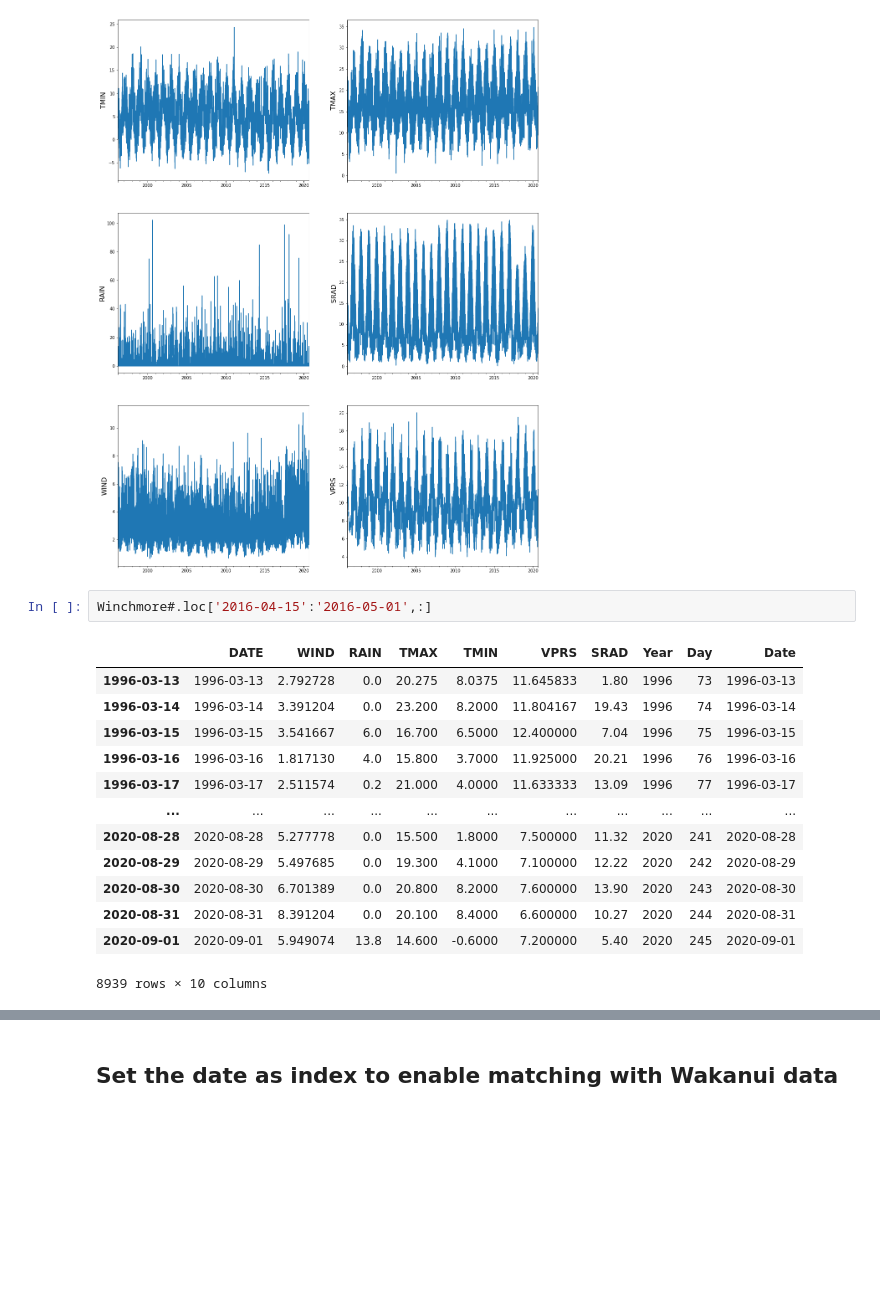
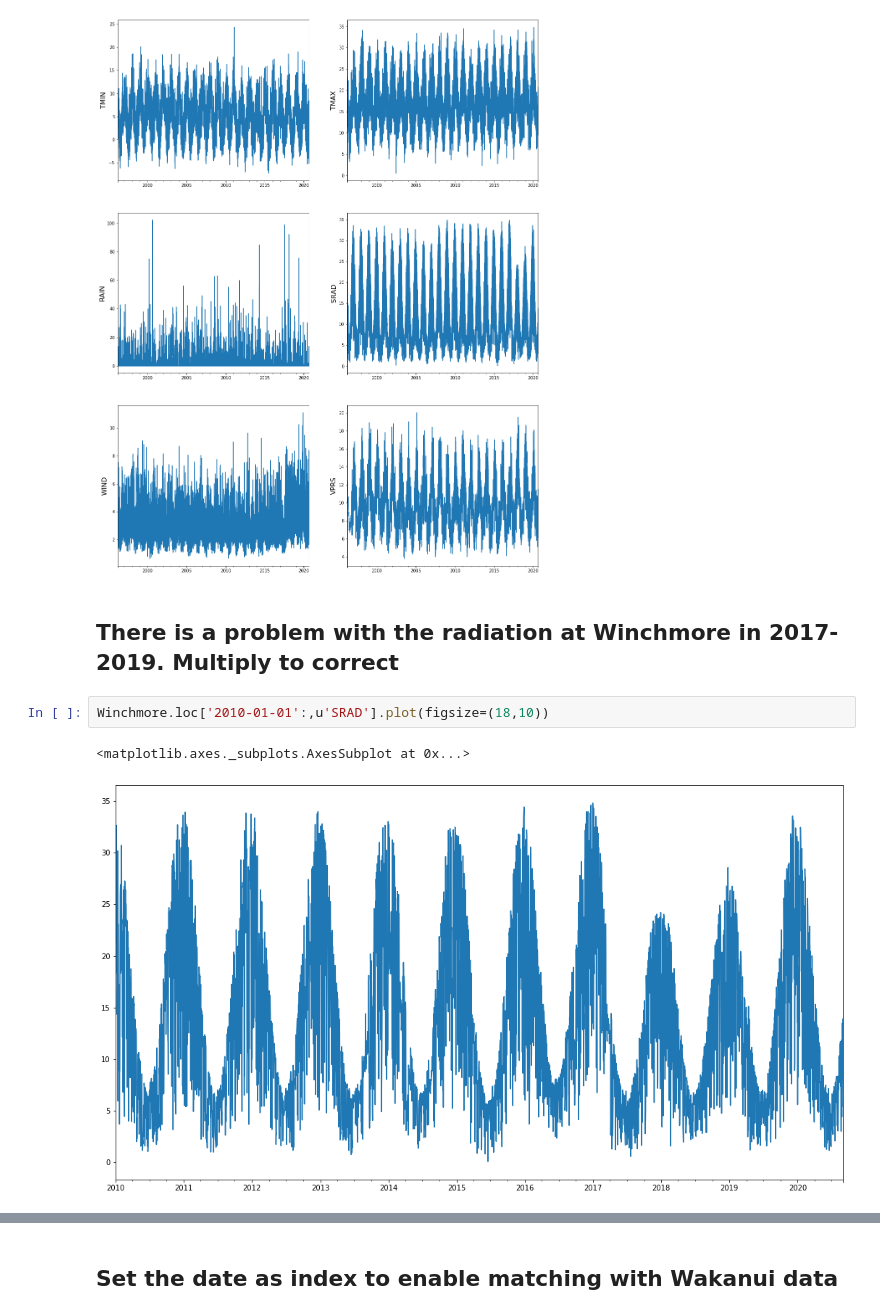
Before and after one commit to HamishBrownPFR/2020, a Jupyter notebook: Weather/PrepareWakanuiWeather.ipynb, the cells around one changed output, grey strips where cells are left out. Cells and saved outputs as stored; diff of their text form; blank space fills up the shorter version.

```diff
--- a/Weather/PrepareWakanuiWeather.ipynb
+++ b/Weather/PrepareWakanuiWeather.ipynb
@@ -141,19 +141,10 @@ for x in [u'TMIN', u'TMAX', u'RAIN', u'SRAD', u'WIND', u'VPRS']:
 Fig.patch.set_facecolor('white')
 # %% [output]
 [figure]
-# %%
-Winchmore#.loc['2016-04-15':'2016-05-01',:]
-# %% [output]
-|  | DATE | WIND | RAIN | TMAX | TMIN | VPRS | SRAD | Year | Day | Date |
-| 1996-03-13 | 1996-03-13 | 2.792728 | 0.0 | 20.275 | 8.0375 | 11.645833 | 1.80 | 1996 | 73 | 1996-03-13 |
-| 1996-03-14 | 1996-03-14 | 3.391204 | 0.0 | 23.200 | 8.2000 | 11.804167 | 19.43 | 1996 | 74 | 1996-03-14 |
-| 1996-03-15 | 1996-03-15 | 3.541667 | 6.0 | 16.700 | 6.5000 | 12.400000 | 7.04 | 1996 | 75 | 1996-03-15 |
-| 1996-03-16 | 1996-03-16 | 1.817130 | 4.0 | 15.800 | 3.7000 | 11.925000 | 20.21 | 1996 | 76 | 1996-03-16 |
-| 1996-03-17 | 1996-03-17 | 2.511574 | 0.2 | 21.000 | 4.0000 | 11.633333 | 13.09 | 1996 | 77 | 1996-03-17 |
-| ... | ... | ... | ... | ... | ... | ... | ... | ... | ... | ... |
-| 2020-08-28 | 2020-08-28 | 5.277778 | 0.0 | 15.500 | 1.8000 | 7.500000 | 11.32 | 2020 | 241 | 2020-08-28 |
-| 2020-08-29 | 2020-08-29 | 5.497685 | 0.0 | 19.300 | 4.1000 | 7.100000 | 12.22 | 2020 | 242 | 2020-08-29 |
-| 2020-08-30 | 2020-08-30 | 6.701389 | 0.0 | 20.800 | 8.2000 | 7.600000 | 13.90 | 2020 | 243 | 2020-08-30 |
-| 2020-08-31 | 2020-08-31 | 8.391204 | 0.0 | 20.100 | 8.4000 | 6.600000 | 10.27 | 2020 | 244 | 2020-08-31 |
-| 2020-09-01 | 2020-09-01 | 5.949074 | 13.8 | 14.600 | -0.6000 | 7.200000 | 5.40 | 2020 | 245 | 2020-09-01 |
-8939 rows × 10 columns
+# %% [markdown]
+## There is a problem with the radiation at Winchmore in 2017-2019.  Multiply to correct
+# %%
+Winchmore.loc['2010-01-01':,u'SRAD'].plot(figsize=(18,10))
+# %% [output]
+<matplotlib.axes._subplots.AxesSubplot at 0x...>
+[figure, added]
```
Also changed, not shown: parts of 3 cells of this notebook, 1 other file.
